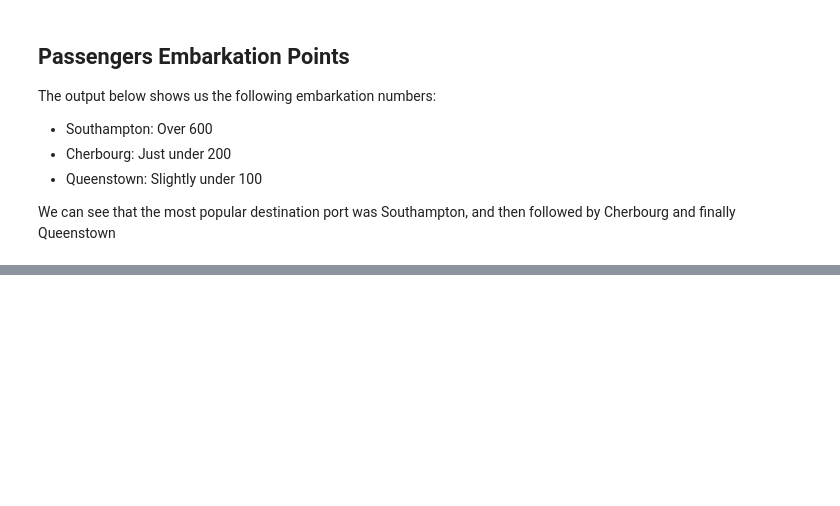
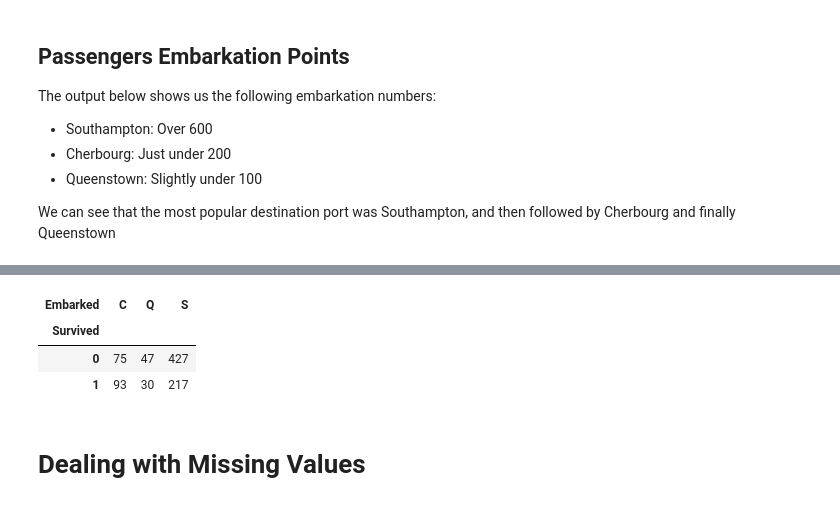
Before and after one commit to nizarhamood/Titanic, a Jupyter notebook: titanic.ipynb, the cells around one changed output, grey strips where cells are left out. Drawn from its saved outputs; the diff is of its cells as text; code cells hidden in the pictures; blank space fills up the shorter version.

```diff
--- a/titanic.ipynb
+++ b/titanic.ipynb
@@ -383,0 +453,9 @@ countplot('Embarked', train, 'Passengers boarding from Embarkation Points')
+# %%
+train.pivot_table(index='Survived', columns='Embarked', aggfunc='size')
+# %% [output]
+| Embarked | C | Q | S |
+| Survived |  |  |  |
+| 0 | 75 | 47 | 427 |
+| 1 | 93 | 30 | 217 |
+# %% [markdown]
+# Dealing with Missing Values
```
Also changed, not shown: parts of 19 cells of this notebook, 5 other files.
